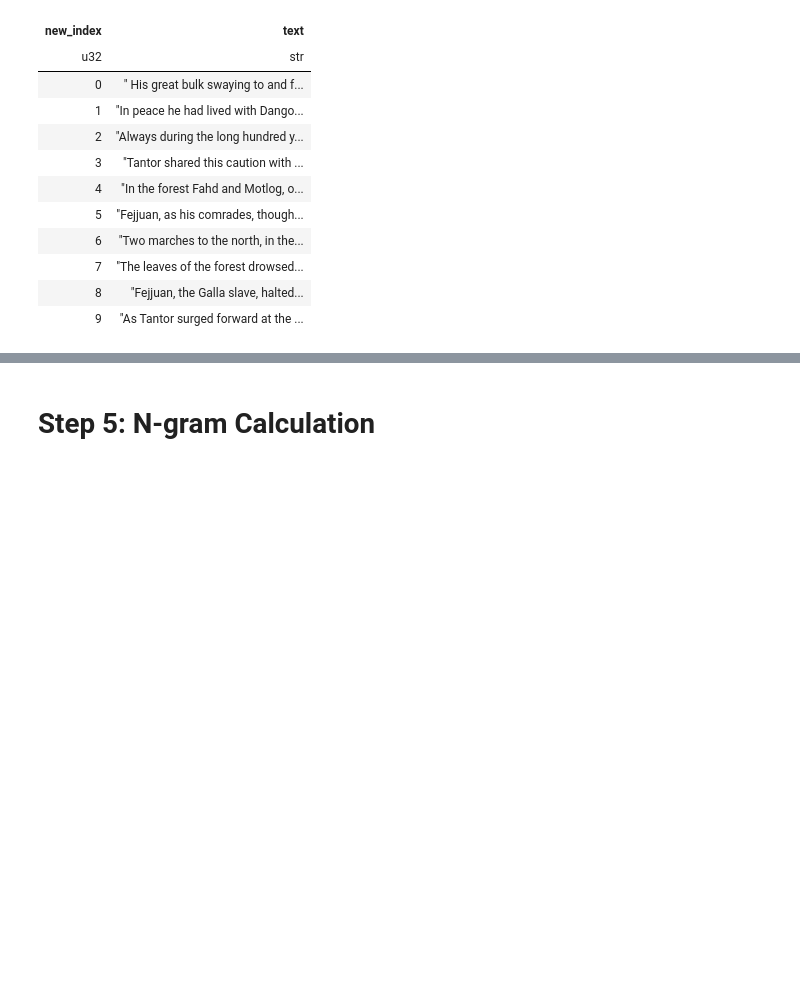
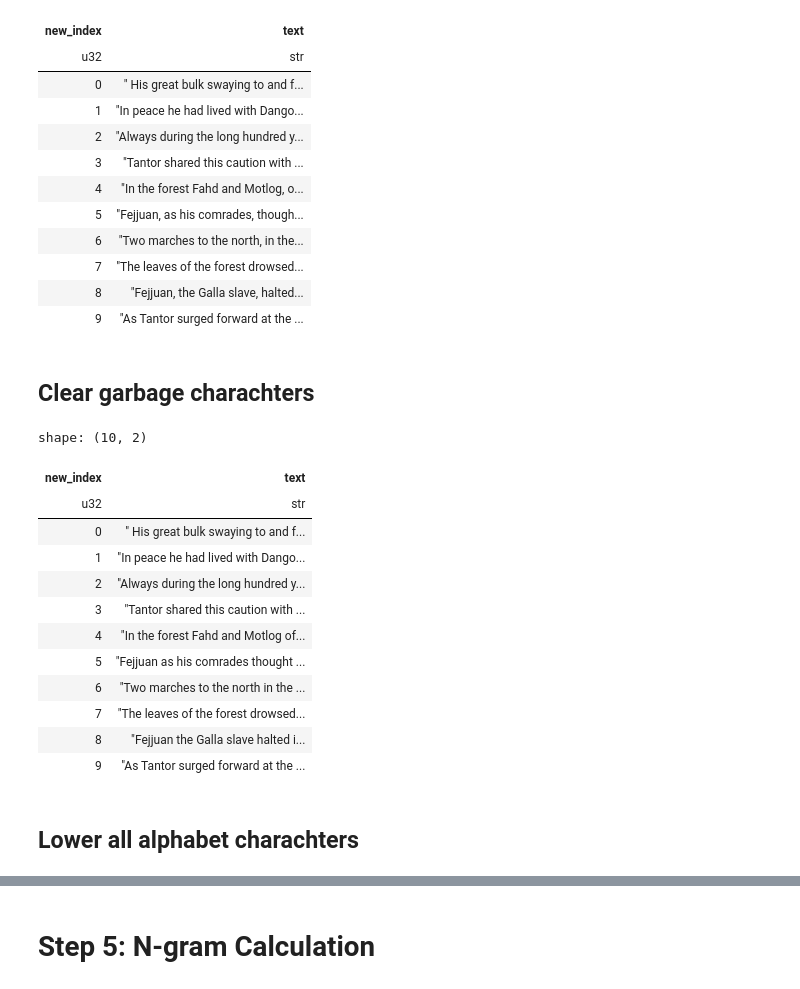
Before and after one commit to AsadiAhmad/Word-Predictor, a Jupyter notebook: Code/Word_Predictor_N_gram.ipynb, the cells around one changed output, grey strips where cells are left out. Saved outputs shown, nothing was run; the diff lists cells and outputs as text; code cells hidden in the pictures; blank space fills up the shorter version.

```diff
--- a/Code/Word_Predictor_N_gram.ipynb
+++ b/Code/Word_Predictor_N_gram.ipynb
@@ -88,3 +88,34 @@ shape: (10, 2)
 | 7 | "The leaves of the forest drowsed... |
 | 8 | "Fejjuan, the Galla slave, halted... |
 | 9 | "As Tantor surged forward at the ... |
+# %% [markdown]
+## Clear garbage charachters
+# %%
+def clean_text(df):
+    df = df.with_columns(
+        pl.col("text")
+        .str.replace_all(r"<br\s*/?>", "")
+        .str.replace_all(r"[.,(){}\[\]*&^%$#@!?_\-+=/\\`~'\";:]", " ")
+        .str.replace_all(r"\d", " ")
+    )
+    return df
+# %%
+paragraphs_clean_df = clean_text(paragraphs_filtered_df)
+# %%
+paragraphs_clean_df.head(10)
+# %% [output]
+shape: (10, 2)
+| new_index | text |
+| u32 | str |
+| 0 | " His great bulk swaying to and f... |
+| 1 | "In peace he had lived with Dango... |
+| 2 | "Always during the long hundred y... |
+| 3 | "Tantor shared this caution with ... |
+| 4 | "In the forest Fahd and Motlog of... |
+| 5 | "Fejjuan as his comrades thought ... |
+| 6 | "Two marches to the north in the ... |
+| 7 | "The leaves of the forest drowsed... |
+| 8 | "Fejjuan the Galla slave halted i... |
+| 9 | "As Tantor surged forward at the ... |
+# %% [markdown]
+## Lower all alphabet charachters
```
Also changed, not shown: parts of 8 cells of this notebook.
